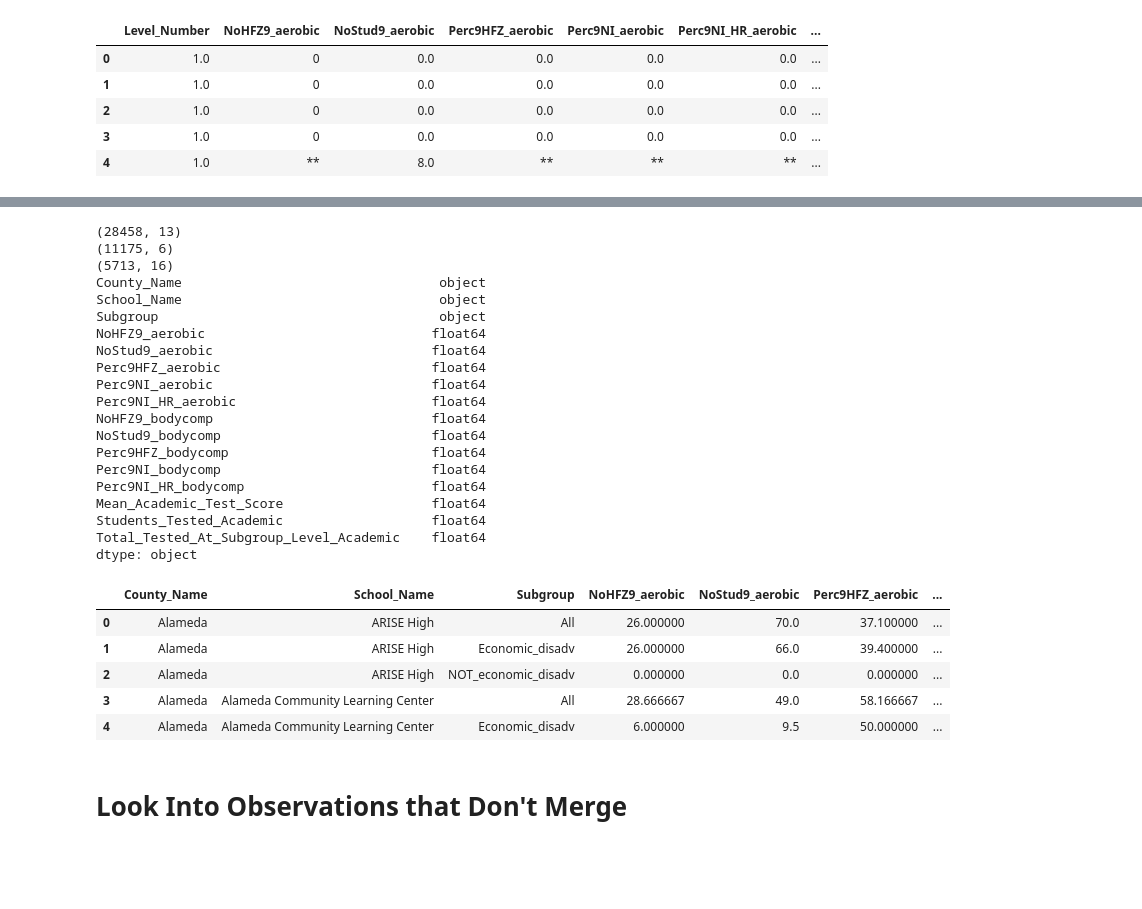
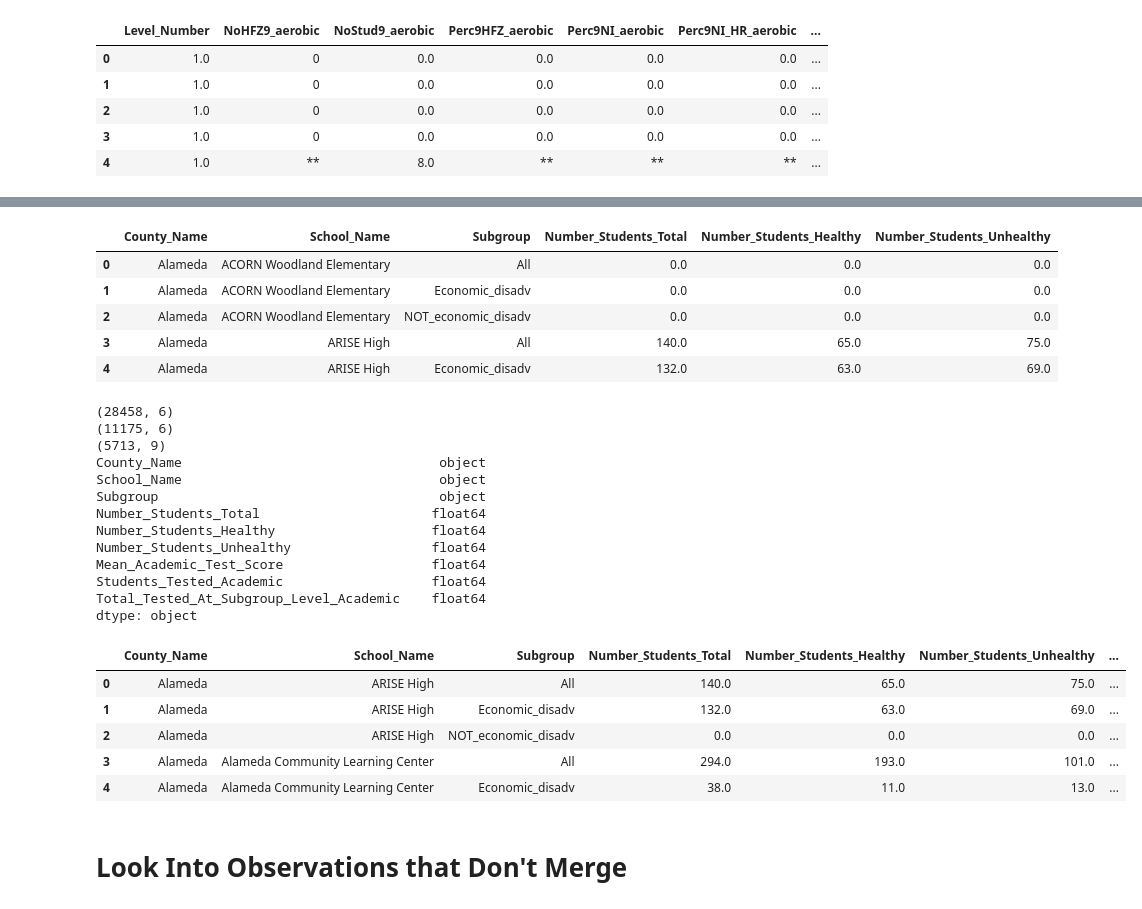
Before and after one commit to nwchen24/CA-Fitness-Test-Project, a Jupyter notebook: Data_cleaning_and_setup/CA_Physical_Fitness_Test_Data_Cleaning-2014+_1.2.ipynb, the cells around one changed output, grey strips where cells are left out. Saved outputs shown, nothing was run; the diff lists cells and outputs as text; code cells hidden in the pictures; blank space fills up the shorter version.

Commit message:
NC correct data processing for county and school level datasets

```diff
--- a/Data_cleaning_and_setup/CA_Physical_Fitness_Test_Data_Cleaning-2014+_1.2.ipynb
+++ b/Data_cleaning_and_setup/CA_Physical_Fitness_Test_Data_Cleaning-2014+_1.2.ipynb
@@ -544,7 +544,6 @@ Physfit_df_3_comb.head()
 | 3 | 1.0 | 0 | 0.0 | 0.0 | 0.0 | 0.0 | ... |
 | 4 | 1.0 | ** | 8.0 | ** | ** | ** | ... |
 # %%
-
 Physfit_df_4_comb = Physfit_df_3_comb.copy()
 
 #Keep only school level observations
@@ -572,8 +571,4 @@ Physfit_col_mapping['School'] = 'School_Name'
 
 Physfit_df_4_comb = Physfit_df_4_comb.rename(columns = Physfit_col_mapping)
 
-#Get average across years
-Physfit_df_4_comb = Physfit_df_4_comb.groupby(['County_Name', 'School_Name', 'Subgroup'], as_index=False).mean()
-
-
-Physfit_df_4_comb.head()
+#remove percentages
@@ -587,39 +575,72 @@ Physfit_df_4_comb.head()
+# %%
+Physfit_df_5_comb = Physfit_df_4_comb.copy()
+
+#remove percentage columns
+Physfit_df_5_comb = Physfit_df_5_comb.drop(['Perc9HFZ_aerobic', 'Perc9NI_aerobic', 'Perc9NI_HR_aerobic', 'Perc9HFZ_bodycomp', 'Perc9NI_bodycomp', 'Perc9NI_HR_bodycomp'], axis = 1)
+
+#rename columns
+Physfit_col_dict = {}
+Physfit_col_dict['NoStud9_aerobic'] = 'Number_Students_Total'
+
+Physfit_df_5_comb = Physfit_df_5_comb.rename(columns = Physfit_col_dict)
+
+#drop number of students bodycomp
+Physfit_df_5_comb = Physfit_df_5_comb.drop(['NoStud9_bodycomp'], axis = 1)
+
+#get total students
+Physfit_df_5_comb['Number_Students_Total'] = Physfit_df_5_comb['Number_Students_Total'] * 2
+
+#get number of healthy and unhealthy students
+Physfit_df_5_comb['Number_Students_Healthy'] = Physfit_df_5_comb['NoHFZ9_aerobic'] + Physfit_df_5_comb['NoHFZ9_bodycomp']
+Physfit_df_5_comb['Number_Students_Unhealthy'] = Physfit_df_5_comb['Number_Students_Total'] - Physfit_df_5_comb['Number_Students_Healthy']
+
+#drop columns we don't want
+Physfit_df_5_comb = Physfit_df_5_comb.drop(['NoHFZ9_aerobic', 'NoHFZ9_bodycomp'], axis = 1)
+
+#Get sum of students across years
+Physfit_df_5_comb = Physfit_df_5_comb.groupby(['County_Name', 'School_Name', 'Subgroup'], as_index=False).sum()
+
+#Physfit_df_5_comb['HFZ_Wght_avg_pct'] = (Physfit_df_5_comb['NoHFZ9_aerobic'] + Physfit_df_5_comb['NoHFZ9_bodycomp']) / (2 * Physfit_df_5_comb['NoStud9_aerobic'])
+
+#Physfit_df_5_comb['Unhealthy_Wght_avg_pct'] = 1 - Physfit_df_5_comb['HFZ_Wght_avg_pct']
+
+Physfit_df_5_comb.head()
+# %% [output]
+|  | County_Name | School_Name | Subgroup | Number_Students_Total | Number_Students_Healthy | Number_Students_Unhealthy |
+| 0 | Alameda | ACORN Woodland Elementary | All | 0.0 | 0.0 | 0.0 |
+| 1 | Alameda | ACORN Woodland Elementary | Economic_disadv | 0.0 | 0.0 | 0.0 |
+| 2 | Alameda | ACORN Woodland Elementary | NOT_economic_disadv | 0.0 | 0.0 | 0.0 |
+| 3 | Alameda | ARISE High | All | 140.0 | 65.0 | 75.0 |
+| 4 | Alameda | ARISE High | Economic_disadv | 132.0 | 63.0 | 69.0 |
 # %%
 #Merge
-print Physfit_df_4_comb.shape
+print Physfit_df_5_comb.shape
 print academic_df_2.shape
 
-combined_DF = pd.merge(left = Physfit_df_4_comb, right = academic_df_2, how = 'inner', on = ['County_Name', 'School_Name', 'Subgroup'])
+combined_DF = pd.merge(left = Physfit_df_5_comb, right = academic_df_2, how = 'inner', on = ['County_Name', 'School_Name', 'Subgroup'])
 print combined_DF.shape
 print combined_DF.dtypes
 combined_DF.head()
 # %% [output]
-(28458, 13)
+(28458, 6)
 (11175, 6)
-(5713, 16)
+(5713, 9)
 County_Name                                 object
 School_Name                                 object
 Subgroup                                    object
-NoHFZ9_aerobic                             float64
-NoStud9_aerobic                            float64
-Perc9HFZ_aerobic                           float64
-Perc9NI_aerobic                            float64
-Perc9NI_HR_aerobic                         float64
-NoHFZ9_bodycomp                            float64
-NoStud9_bodycomp                           float64
-Perc9HFZ_bodycomp                          float64
-Perc9NI_bodycomp                           float64
-Perc9NI_HR_bodycomp                        float64
+Number_Students_Total                      float64
+Number_Students_Healthy                    float64
+Number_Students_Unhealthy                  float64
 Mean_Academic_Test_Score                   float64
 Students_Tested_Academic                   float64
 Total_Tested_At_Subgroup_Level_Academic    float64
 dtype: object
-|  | County_Name | School_Name | Subgroup | NoHFZ9_aerobic | NoStud9_aerobic | Perc9HFZ_aerobic | ... |
-| 0 | Alameda | ARISE High | All | 26.000000 | 70.0 | 37.100000 | ... |
-| 1 | Alameda | ARISE High | Economic_disadv | 26.000000 | 66.0 | 39.400000 | ... |
-| 2 | Alameda | ARISE High | NOT_economic_disadv | 0.000000 | 0.0 | 0.000000 | ... |
-| 3 | Alameda | Alameda Community Learning Center | All | 28.666667 | 49.0 | 58.166667 | ... |
-| 4 | Alameda | Alameda Community Learning Center | Economic_disadv | 6.000000 | 9.5 | 50.000000 | ... |
+|  | County_Name | School_Name | Subgroup | Number_Students_Total | Number_Students_Healthy | Number_Students_Unhealthy | ... |
+| 0 | Alameda | ARISE High | All | 140.0 | 65.0 | 75.0 | ... |
+| 1 | Alameda | ARISE High | Economic_disadv | 132.0 | 63.0 | 69.0 | ... |
+| 2 | Alameda | ARISE High | NOT_economic_disadv | 0.0 | 0.0 | 0.0 | ... |
+| 3 | Alameda | Alameda Community Learning Center | All | 294.0 | 193.0 | 101.0 | ... |
+| 4 | Alameda | Alameda Community Learning Center | Economic_disadv | 38.0 | 11.0 | 13.0 | ... |
 # %%
 #Write output to file
 combined_DF.to_csv(combined_datapath)
```
Also changed, not shown: parts of 1 cell of this notebook, 11 other files.
